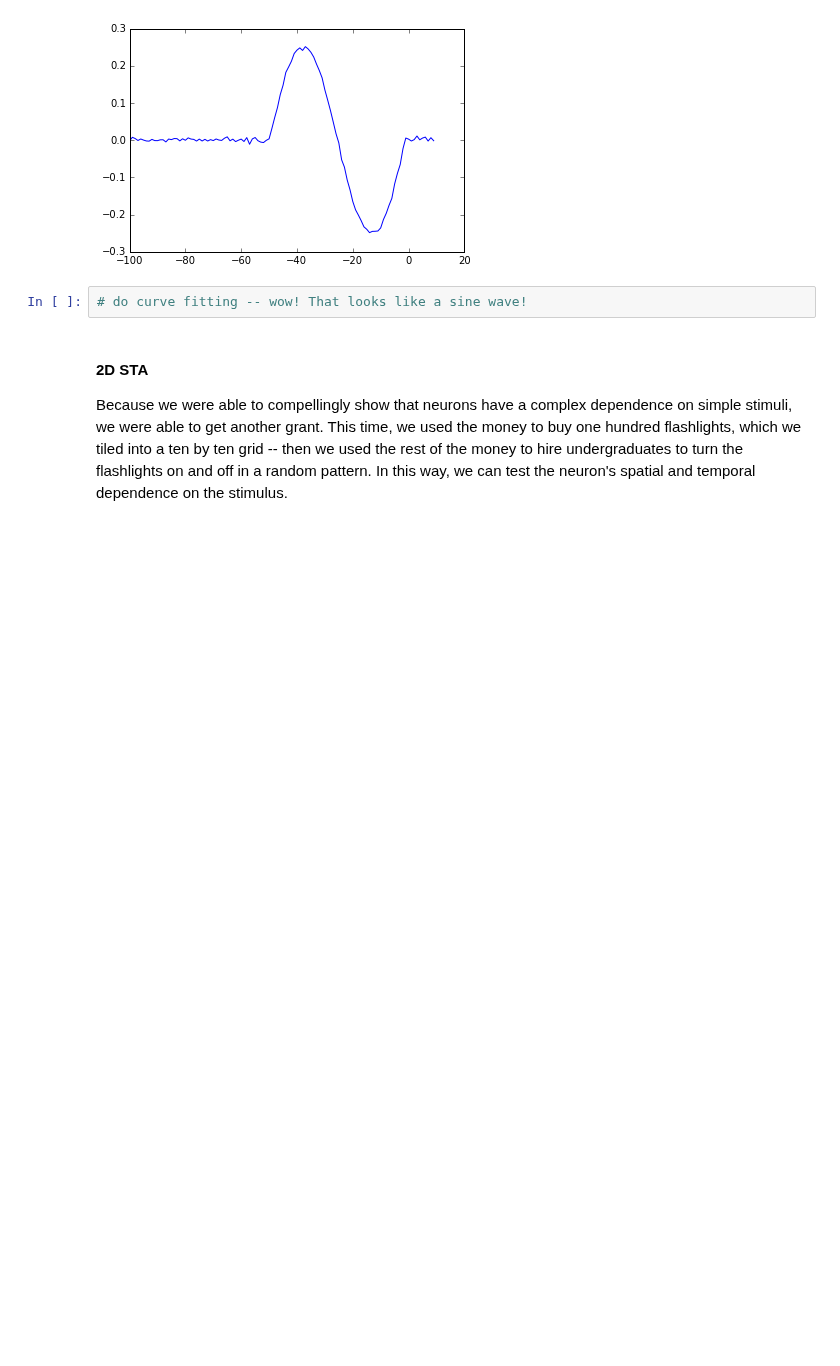
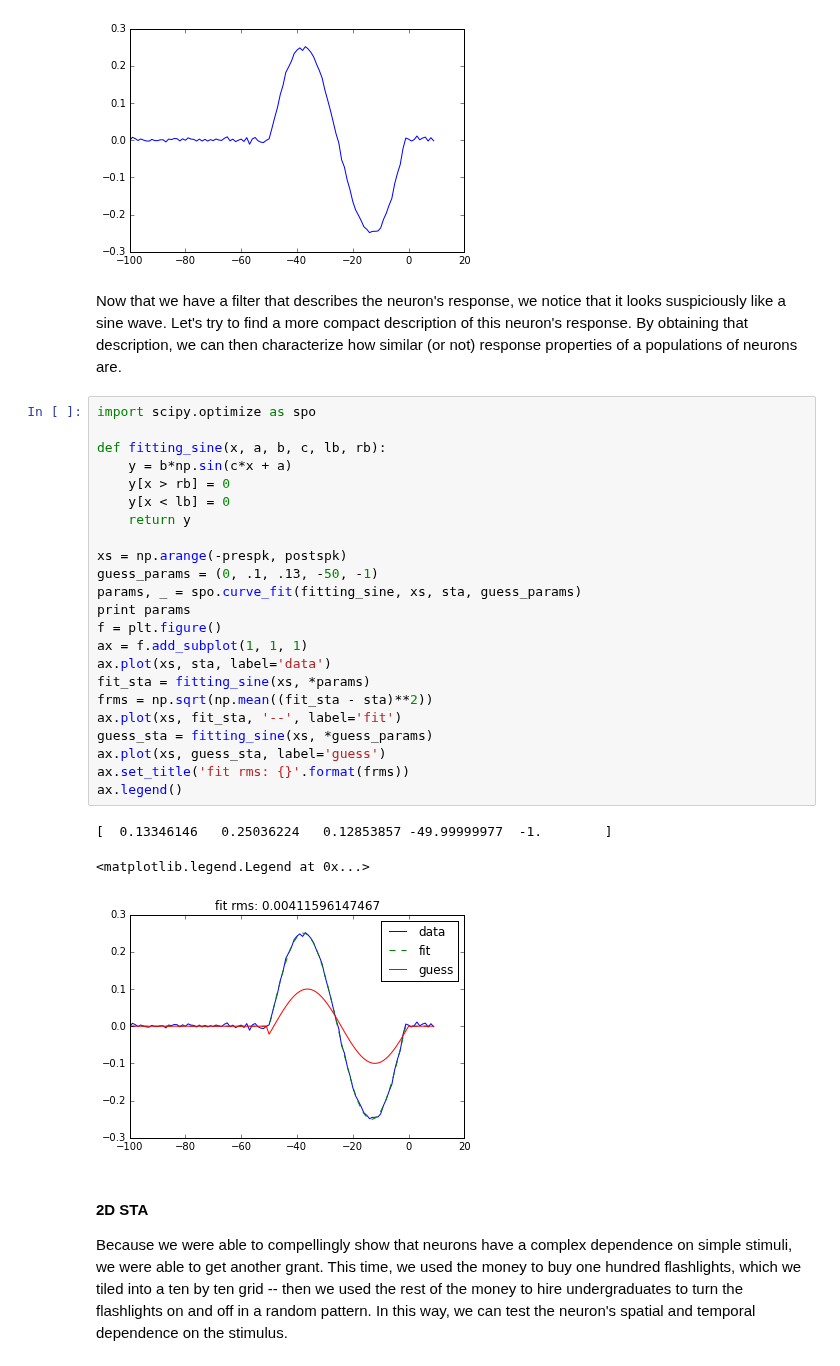
Before and after one commit to kylerbrown/python-for-neuroscience, a Jupyter notebook: Python Workshop - STAs.ipynb, the cells around one changed output. Cells and saved outputs as stored; diff of their text form; blank space fills up the shorter version.

```diff
--- a/Python Workshop - STAs.ipynb
+++ b/Python Workshop - STAs.ipynb
@@ -80,8 +80,35 @@ def plot_sta(sta, prespk, postspk):
 plot_sta(sta, prespk, postspk)
 # %% [output]
 [figure]
-# %%
-# do curve fitting -- wow! That looks like a sine wave!
+# %% [markdown]
+Now that we have a filter that describes the neuron's response, we notice that it looks suspiciously like a sine wave. Let's try to find a more compact description of this neuron's response. By obtaining that description, we can then characterize how similar (or not) response properties of a populations of neurons are.
+# %%
+import scipy.optimize as spo
+
+def fitting_sine(x, a, b, c, lb, rb):
+    y = b*np.sin(c*x + a)
+    y[x > rb] = 0
+    y[x < lb] = 0
+    return y
+
+xs = np.arange(-prespk, postspk)
+guess_params = (0, .1, .13, -50, -1)
+params, _ = spo.curve_fit(fitting_sine, xs, sta, guess_params)
+print params
+f = plt.figure()
+ax = f.add_subplot(1, 1, 1)
+ax.plot(xs, sta, label='data')
+fit_sta = fitting_sine(xs, *params)
+frms = np.sqrt(np.mean((fit_sta - sta)**2))
+ax.plot(xs, fit_sta, '--', label='fit')
+guess_sta = fitting_sine(xs, *guess_params)
+ax.plot(xs, guess_sta, label='guess')
+ax.set_title('fit rms: {}'.format(frms))
+ax.legend()
+# %% [output]
+[  0.13346146   0.25036224   0.12853857 -49.99999977  -1.        ]
+<matplotlib.legend.Legend at 0x...>
+[figure, added]
 # %% [markdown]
 #### 2D STA
 
```
Also changed, not shown: parts of 10 cells of this notebook.
